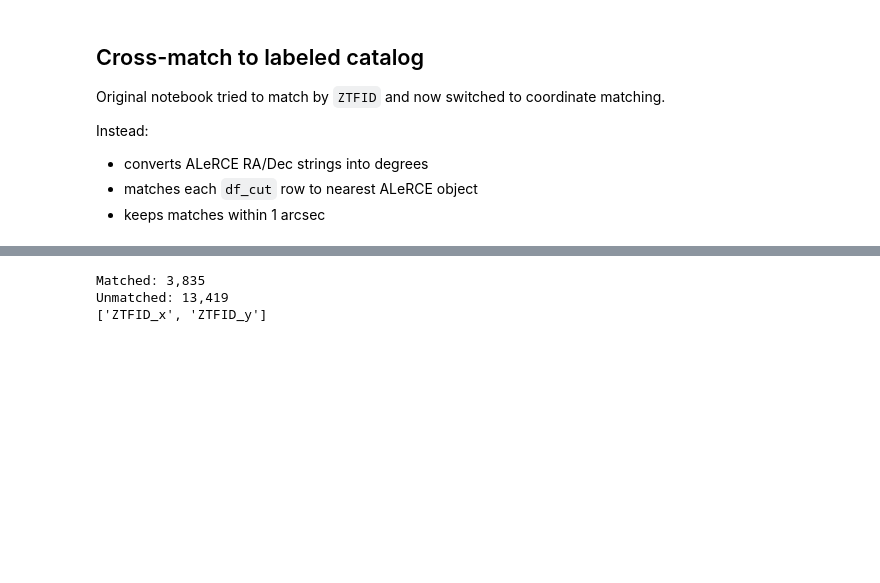
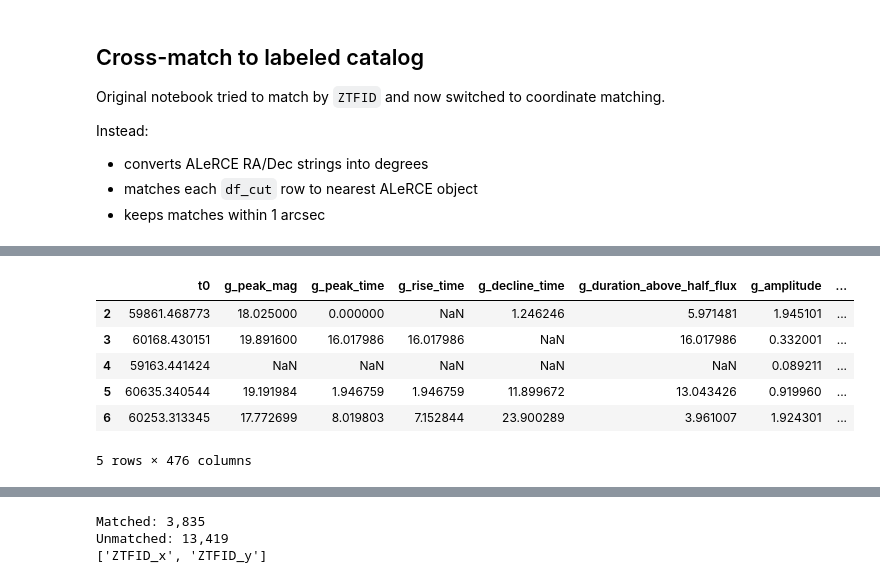
Before and after one commit to jennake/re-laiss, a Jupyter notebook: DimmadTest_cleaned.ipynb, the cells around one changed output, grey strips where cells are left out. Drawn from its saved outputs; the diff is of its cells as text; code cells hidden in the pictures; blank space fills up the shorter version.

```diff
--- a/DimmadTest_cleaned.ipynb
+++ b/DimmadTest_cleaned.ipynb
@@ -90,0 +129,12 @@ Instead:
+# %%
+df_unmatched = tmp[tmp["_merge"] == "left_only"].drop(columns=["_merge"])
+
+df_unmatched.head()
+# %% [output]
+|  | t0 | g_peak_mag | g_peak_time | g_rise_time | g_decline_time | g_duration_above_half_flux | g_amplitude | ... |
+| 2 | 59861.468773 | 18.025000 | 0.000000 | NaN | 1.246246 | 5.971481 | 1.945101 | ... |
+| 3 | 60168.430151 | 19.891600 | 16.017986 | 16.017986 | NaN | 16.017986 | 0.332001 | ... |
+| 4 | 59163.441424 | NaN | NaN | NaN | NaN | NaN | 0.089211 | ... |
+| 5 | 60635.340544 | 19.191984 | 1.946759 | 1.946759 | 11.899672 | 13.043426 | 0.919960 | ... |
+| 6 | 60253.313345 | 17.772699 | 8.019803 | 7.152844 | 23.900289 | 3.961007 | 1.924301 | ... |
+5 rows × 476 columns
```
Also changed, not shown: parts of 36 cells of this notebook, 12 other files.
